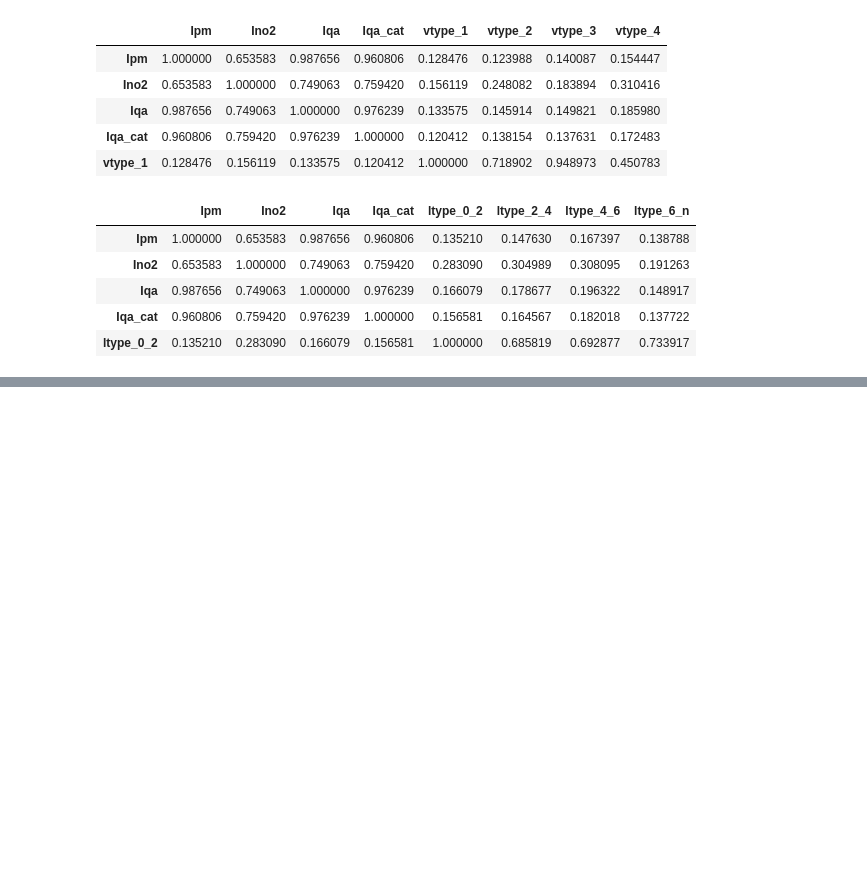
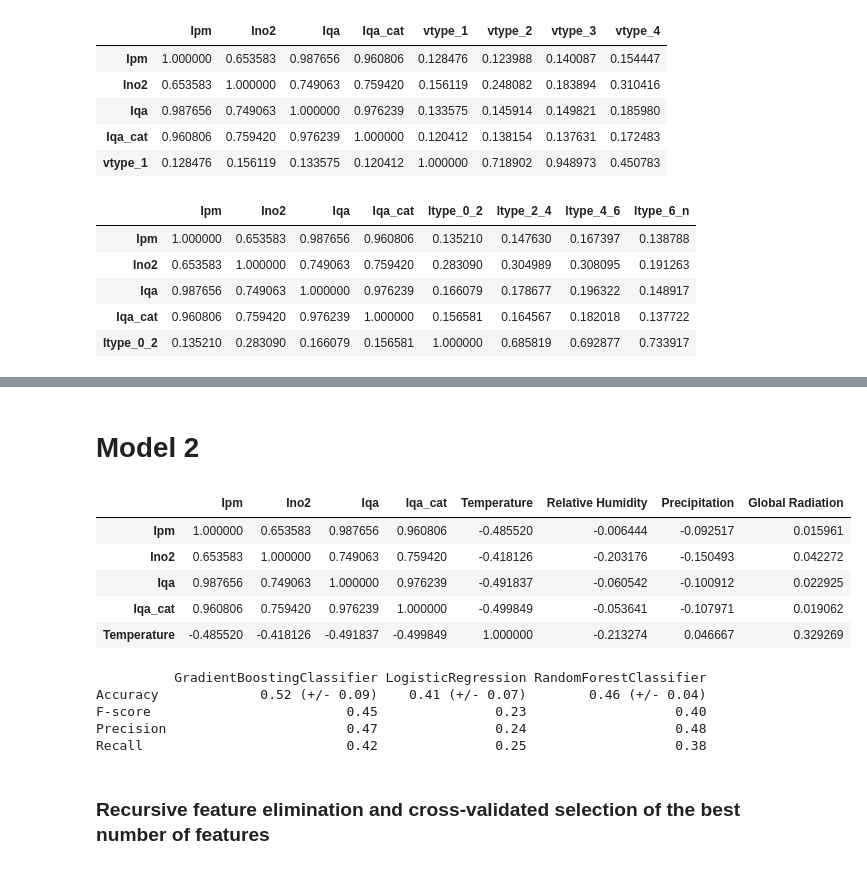
Before and after one commit to nickmancol/airquality-nickman, a Jupyter notebook: AirQuality.ipynb, the cells around one changed output, grey strips where cells are left out. Drawn from its saved outputs; the diff is of its cells as text; code cells hidden in the pictures; blank space fills up the shorter version.

```diff
--- a/AirQuality.ipynb
+++ b/AirQuality.ipynb
@@ -674,0 +664,32 @@ Recall                          0.34               0.24                   0.35
+# %% [markdown]
+# Model 2
+# %%
+merged, df_corr = calc_corr(y_df, df_avg_weather)
+df_corr.head()
+# %% [output]
+|  | Ipm | Ino2 | Iqa | Iqa_cat | Temperature | Relative Humidity | Precipitation | Global Radiation |
+| Ipm | 1.000000 | 0.653583 | 0.987656 | 0.960806 | -0.485520 | -0.006444 | -0.092517 | 0.015961 |
+| Ino2 | 0.653583 | 1.000000 | 0.749063 | 0.759420 | -0.418126 | -0.203176 | -0.150493 | 0.042272 |
+| Iqa | 0.987656 | 0.749063 | 1.000000 | 0.976239 | -0.491837 | -0.060542 | -0.100912 | 0.022925 |
+| Iqa_cat | 0.960806 | 0.759420 | 0.976239 | 1.000000 | -0.499849 | -0.053641 | -0.107971 | 0.019062 |
+| Temperature | -0.485520 | -0.418126 | -0.491837 | -0.499849 | 1.000000 | -0.213274 | 0.046667 | 0.329269 |
+# %%
+#Weather
+X = df_avg_weather.loc[:, ['Temperature','Relative Humidity','Global Radiation']]
+X = pd.concat([X, df_vehicles_dpf.loc[:, ['dpf_0','dpf_1','dpf_2']]], axis=1)
+X = pd.concat([X, df_vehicles_ftype.loc[:, ['ftype_2','ftype_5']]], axis=1)
+X = pd.concat([X, df_vehicles_vtype.loc[:, df_vehicles_vtype.columns != 'date_time']], axis=1)
+X = pd.concat([X, df_vehicles_ltype.loc[:, ['ltype_4_6']]], axis=1)
+y = df_ipm['Iqa_cat']
+X_train, X_test, y_train, y_test = train_test_split(X, y, test_size=0.33, random_state=42)
+model_2 = fit_clf(algos, X_train, y_train)
+results_2 = compare_clf(model_2, X_test, y_test)
+plot_results(y_test, results_2)
+# %% [output]
+          GradientBoostingClassifier LogisticRegression RandomForestClassifier
+Accuracy             0.52 (+/- 0.09)    0.41 (+/- 0.07)        0.46 (+/- 0.04)
+F-score                         0.45               0.23                   0.40
+Precision                       0.47               0.24                   0.48
+Recall                          0.42               0.25                   0.38
+# %% [markdown]
+### Recursive feature elimination and cross-validated selection of the best number of features
```
Also changed, not shown: parts of 9 cells of this notebook, 1 other file.
